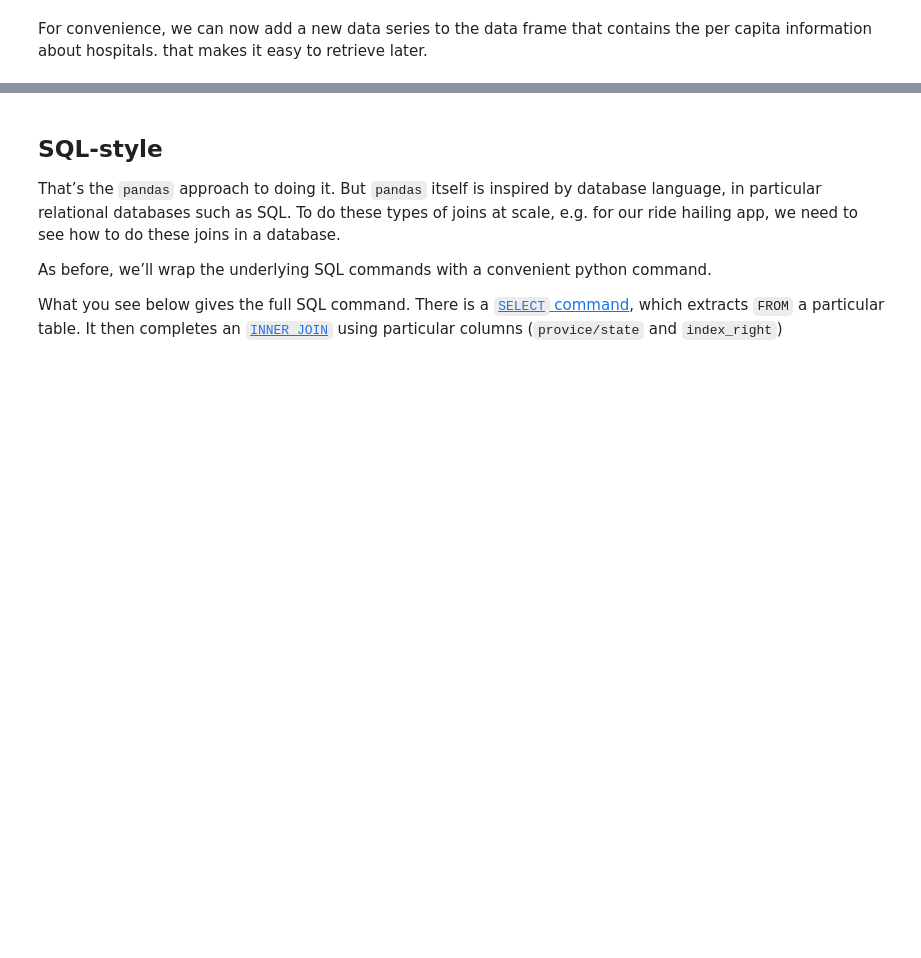
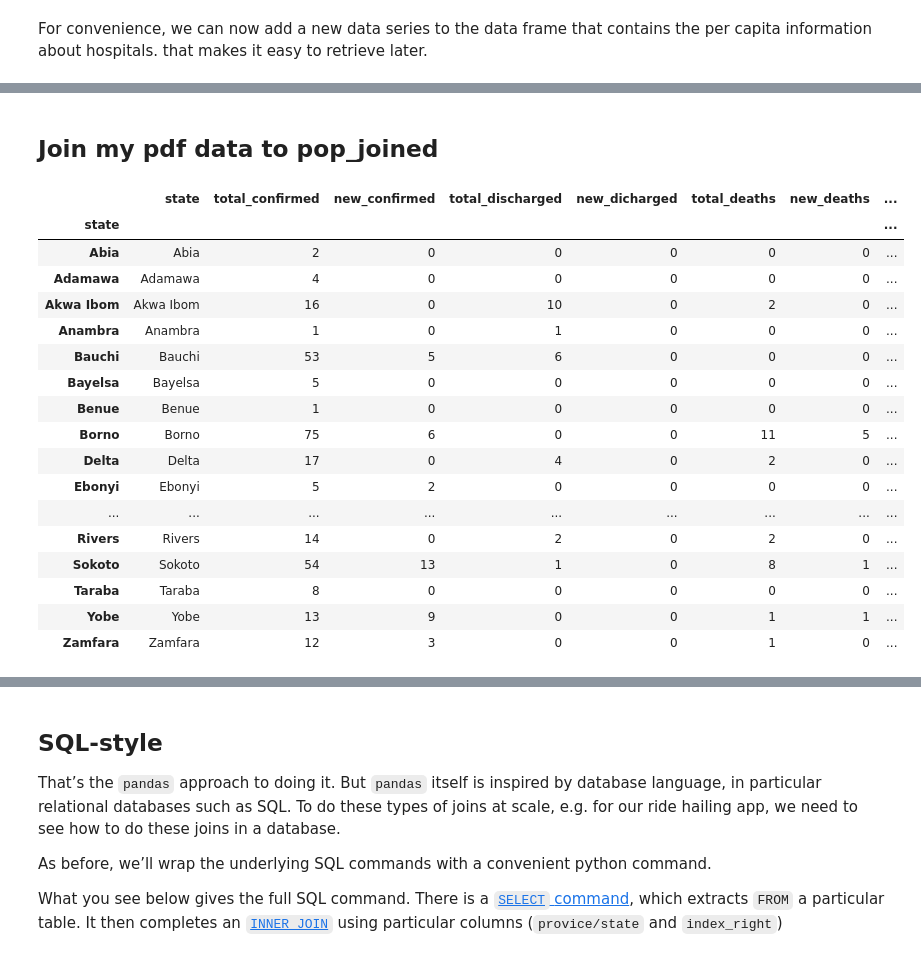
Before and after one commit to bkotryna/schmidt_team4, a Jupyter notebook: ML_lawrence_notebook/elaborate_on_ML_notebook.ipynb, the cells around one changed output, grey strips where cells are left out. Cells and saved outputs as stored; diff of their text form; code cells hidden in the pictures; blank space fills up the shorter version.

```diff
--- a/ML_lawrence_notebook/elaborate_on_ML_notebook.ipynb
+++ b/ML_lawrence_notebook/elaborate_on_ML_notebook.ipynb
@@ -1186,0 +1260,12 @@ pop_joined['hosp_per_capita_10k'] = (pop_joined['hosp_state'] * 10000 )/ pop_joi
+# %%
+# get a list of dates - useful for iterating through them later
+
+date_list = giant_df['date'].unique().tolist()
+display(len(date_list))
+
+# sort the list alphabetically - this just puts 2020-07-07 in its place
+date_list = sorted(date_list)
+# display(date_list)
+
+# rev_date_list = sorted(date_list, reverse=True)
+# print(rev_date_list)
@@ -1186,0 +1274,19 @@ pop_joined['hosp_per_capita_10k'] = (pop_joined['hosp_state'] * 10000 )/ pop_joi
+# %%
+# split into separate df's by date
+# create a list of df's, ordered by date
+# within each df, order rows by state alphabetically
+
+groups = giant_df.groupby('date')
+
+df_list = []
+for date in date_list:
+    df = groups.get_group(date)
+
+    # within each df, order rows alphabetically by state
+    df.sort_values(by=['state'], inplace=True)
+
+    # make state the index, so we can merge with geo data
+    df.set_index('state', drop=False, inplace=True)
+
+    df_list.append(df)
+print(len(df_list))
@@ -1186,0 +1299,24 @@ pop_joined['hosp_per_capita_10k'] = (pop_joined['hosp_state'] * 10000 )/ pop_joi
+# %% [markdown]
+## Join my pdf data to pop_joined
+# %%
+test_df = df_list[0]
+test_df
+# %% [output]
+|  | state | total_confirmed | new_confirmed | total_discharged | new_dicharged | total_deaths | new_deaths | ... |
+| state |  |  |  |  |  |  |  | ... |
+| Abia | Abia | 2 | 0 | 0 | 0 | 0 | 0 | ... |
+| Adamawa | Adamawa | 4 | 0 | 0 | 0 | 0 | 0 | ... |
+| Akwa Ibom | Akwa Ibom | 16 | 0 | 10 | 0 | 2 | 0 | ... |
+| Anambra | Anambra | 1 | 0 | 1 | 0 | 0 | 0 | ... |
+| Bauchi | Bauchi | 53 | 5 | 6 | 0 | 0 | 0 | ... |
+| Bayelsa | Bayelsa | 5 | 0 | 0 | 0 | 0 | 0 | ... |
+| Benue | Benue | 1 | 0 | 0 | 0 | 0 | 0 | ... |
+| Borno | Borno | 75 | 6 | 0 | 0 | 11 | 5 | ... |
+| Delta | Delta | 17 | 0 | 4 | 0 | 2 | 0 | ... |
+| Ebonyi | Ebonyi | 5 | 2 | 0 | 0 | 0 | 0 | ... |
+| ... | ... | ... | ... | ... | ... | ... | ... | ... |
+| Rivers | Rivers | 14 | 0 | 2 | 0 | 2 | 0 | ... |
+| Sokoto | Sokoto | 54 | 13 | 1 | 0 | 8 | 1 | ... |
+| Taraba | Taraba | 8 | 0 | 0 | 0 | 0 | 0 | ... |
+| Yobe | Yobe | 13 | 9 | 0 | 0 | 1 | 1 | ... |
+| Zamfara | Zamfara | 12 | 3 | 0 | 0 | 1 | 0 | ... |
```
Also changed, not shown: parts of 16 cells of this notebook, 3 other files.
